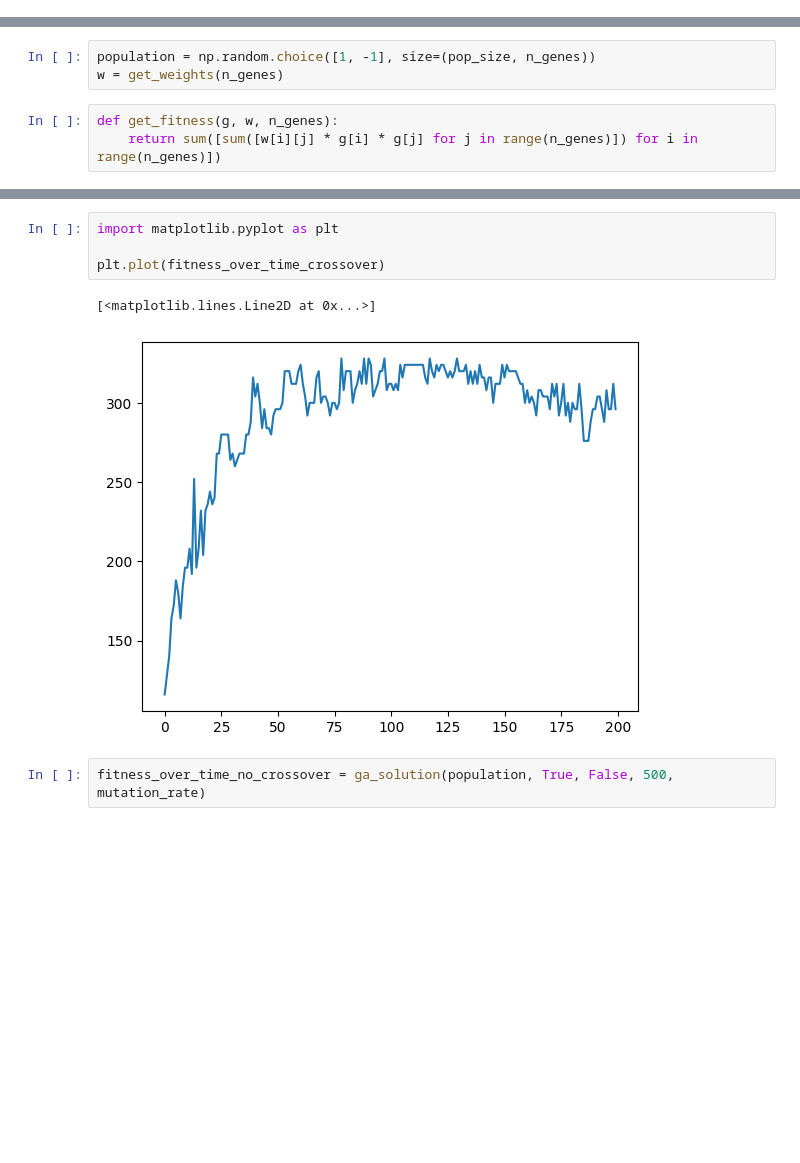
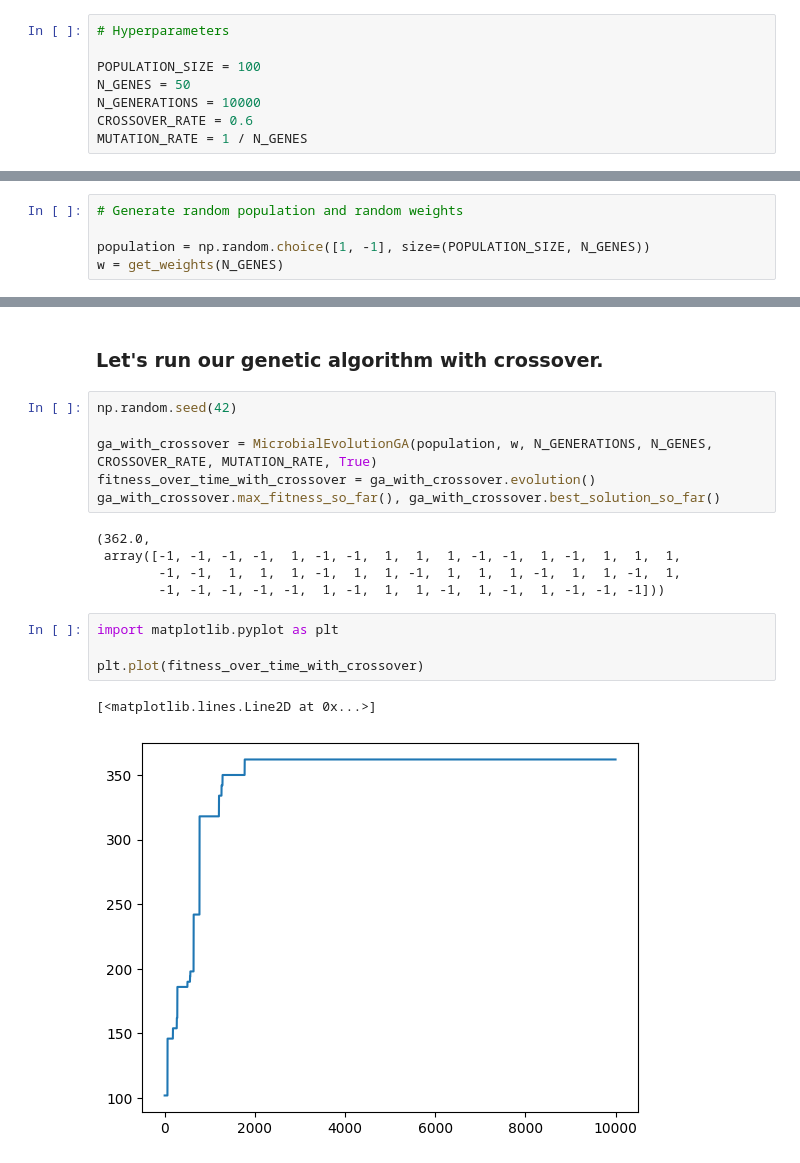
Before and after one commit to ashfaq1701/microbial-genetic-algorithm, a Jupyter notebook: microbial-ga-problem.ipynb, the cells around one changed output, grey strips where cells are left out. Saved outputs shown, nothing was run; the diff lists cells and outputs as text; blank space fills up the shorter version.

Commit message:
Algorithm updated

```diff
--- a/microbial-ga-problem.ipynb
+++ b/microbial-ga-problem.ipynb
@@ -10 +65,9 @@ mutation_rate = 1 / n_genes
+# %%
+# Hyperparameters
+
+POPULATION_SIZE = 100
+N_GENES = 50
+N_GENERATIONS = 10000
+CROSSOVER_RATE = 0.6
+MUTATION_RATE = 1 / N_GENES
 # %%
@@ -18,8 +83,7 @@ def get_weights(n):
 
     return weights
 # %%
-population = np.random.choice([1, -1], size=(pop_size, n_genes))
-w = get_weights(n_genes)
+# Generate random population and random weights
+
+population = np.random.choice([1, -1], size=(POPULATION_SIZE, N_GENES))
+w = get_weights(N_GENES)
-# %%
-def get_fitness(g, w, n_genes):
-    return sum([sum([w[i][j] * g[i] * g[j] for j in range(n_genes)]) for i in range(n_genes)])
@@ -97,9 +205,20 @@ fitness_over_time_crossover = ga_solution(population, True, True, n_generations,
+# %% [markdown]
+### Let's run our genetic algorithm with crossover.
+# %%
+np.random.seed(42)
+
+ga_with_crossover = MicrobialEvolutionGA(population, w, N_GENERATIONS, N_GENES, CROSSOVER_RATE, MUTATION_RATE, True)
+fitness_over_time_with_crossover = ga_with_crossover.evolution()
+ga_with_crossover.max_fitness_so_far(), ga_with_crossover.best_solution_so_far()
+# %% [output]
+(362.0,
+ array([-1, -1, -1, -1,  1, -1, -1,  1,  1,  1, -1, -1,  1, -1,  1,  1,  1,
+        -1, -1,  1,  1,  1, -1,  1,  1, -1,  1,  1,  1, -1,  1,  1, -1,  1,
+        -1, -1, -1, -1, -1,  1, -1,  1,  1, -1,  1, -1,  1, -1, -1, -1]))
 # %%
 import matplotlib.pyplot as plt
 
-plt.plot(fitness_over_time_crossover)
+plt.plot(fitness_over_time_with_crossover)
 # %% [output]
 [<matplotlib.lines.Line2D at 0x...>]
-[figure, old version]
+[figure, new version]
-# %%
-fitness_over_time_no_crossover = ga_solution(population, True, False, 500, mutation_rate)
```
Also changed, not shown: parts of 14 cells of this notebook, 1 other file.
